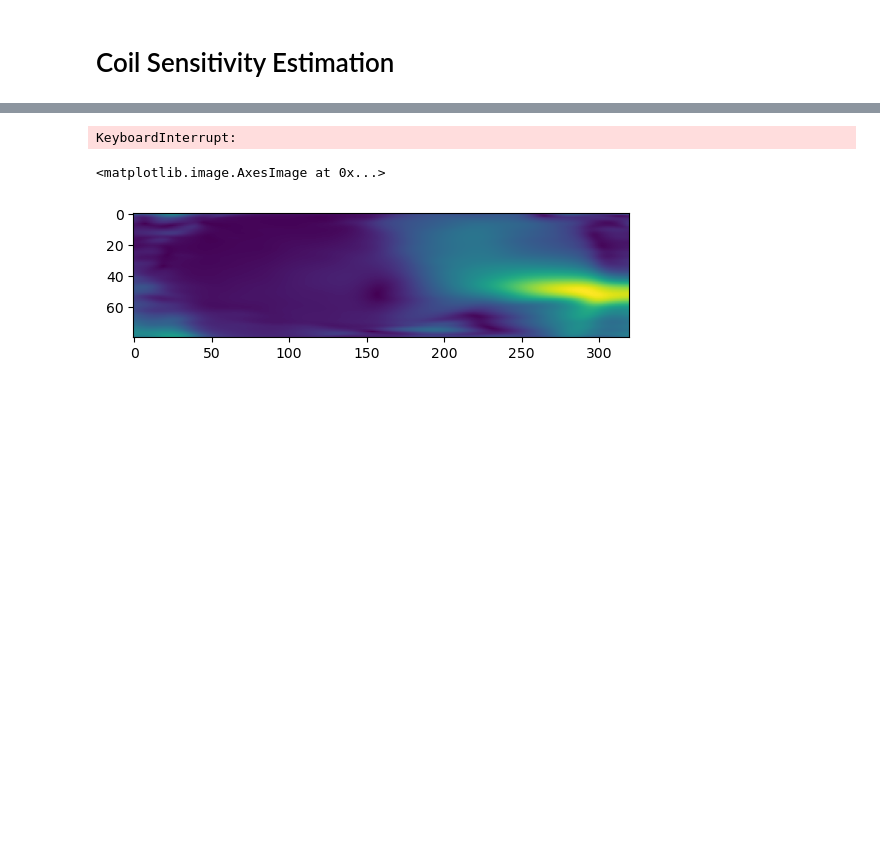
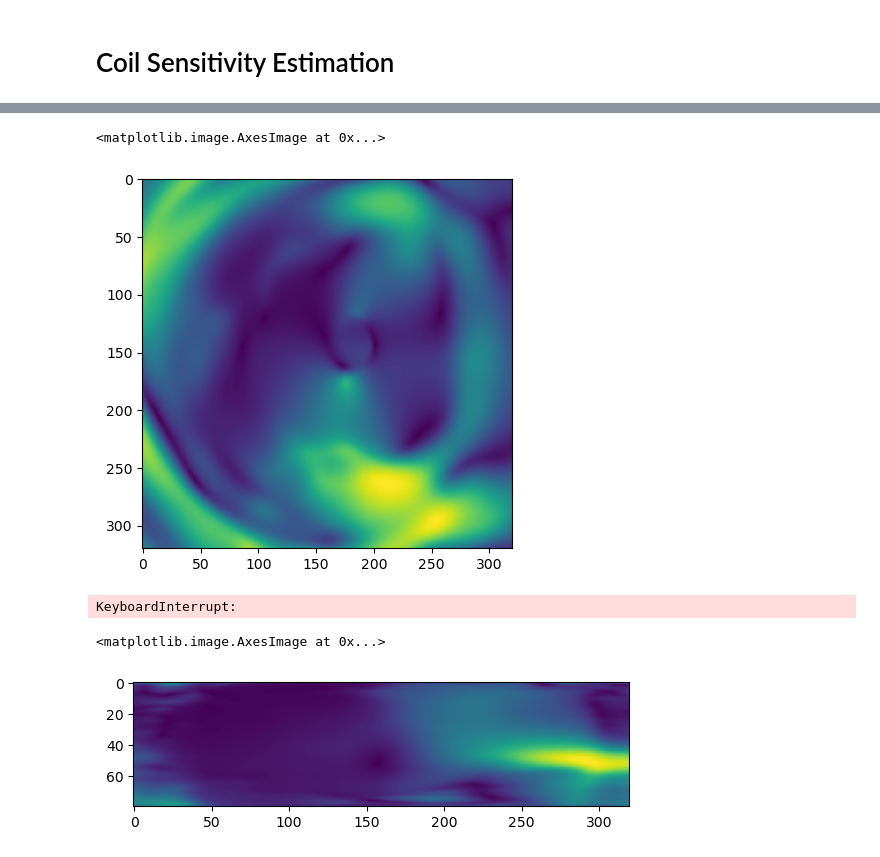
Before and after one commit to yh-li-0604/mri_reconstruction_tools, a Jupyter notebook: test.ipynb, the cells around one changed output, grey strips where cells are left out. Saved outputs shown, nothing was run; the diff lists cells and outputs as text; code cells hidden in the pictures; blank space fills up the shorter version.

```diff
--- a/test.ipynb
+++ b/test.ipynb
@@ -199,3 +163,8 @@ plt.imshow(cse.coil_sens[0,:,80,:].abs())
+# %%
+plt.imshow(cse.coil_sens[0,0,:,:].abs())
+# %% [output]
+<matplotlib.image.AxesImage at 0x...>
+[figure, added]
 # %%
 cse = Lowk_3D_CSE(
         kspace_data_*kspace_density_compensation_, kspace_traj_, adjnufft_ob,hamming_filter_ratio=[0.05,0.5], batch_size=2, device=args.device)
```
Also changed, not shown: parts of 18 cells of this notebook, 3 other files.
